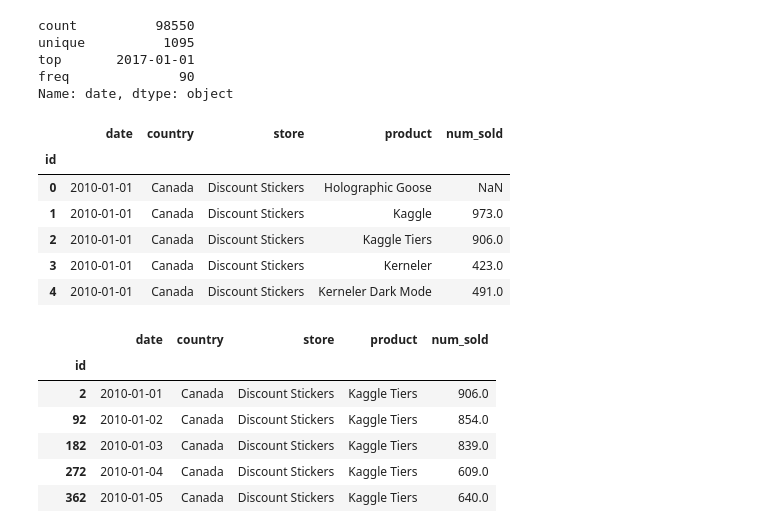
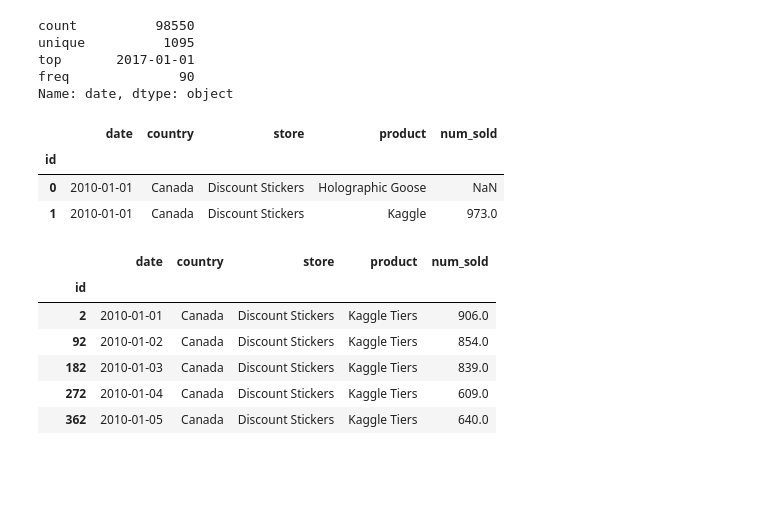
Before and after one commit to bparent11/kaggle-S5E1, a Jupyter notebook: engineering.ipynb, the cells around one changed output. Saved outputs shown, nothing was run; the diff lists cells and outputs as text; code cells hidden in the pictures; blank space fills up the shorter version.

```diff
--- a/engineering.ipynb
+++ b/engineering.ipynb
@@ -17,15 +17,12 @@ freq              90
 Name: date, dtype: object
 # %%
 train["date"] = pd.to_datetime(train["date"])
-train.head()
+train.head(2)
 # %% [output]
 |  | date | country | store | product | num_sold |
 | id |  |  |  |  |  |
 | 0 | 2010-01-01 | Canada | Discount Stickers | Holographic Goose | NaN |
 | 1 | 2010-01-01 | Canada | Discount Stickers | Kaggle | 973.0 |
-| 2 | 2010-01-01 | Canada | Discount Stickers | Kaggle Tiers | 906.0 |
-| 3 | 2010-01-01 | Canada | Discount Stickers | Kerneler | 423.0 |
-| 4 | 2010-01-01 | Canada | Discount Stickers | Kerneler Dark Mode | 491.0 |
 # %%
 mask = (train['country'] == 'Canada') & (train['product'] == 'Kaggle Tiers') & (train['store'] == 'Discount Stickers')
 train[mask]
```
Also changed, not shown: parts of 13 cells of this notebook.
